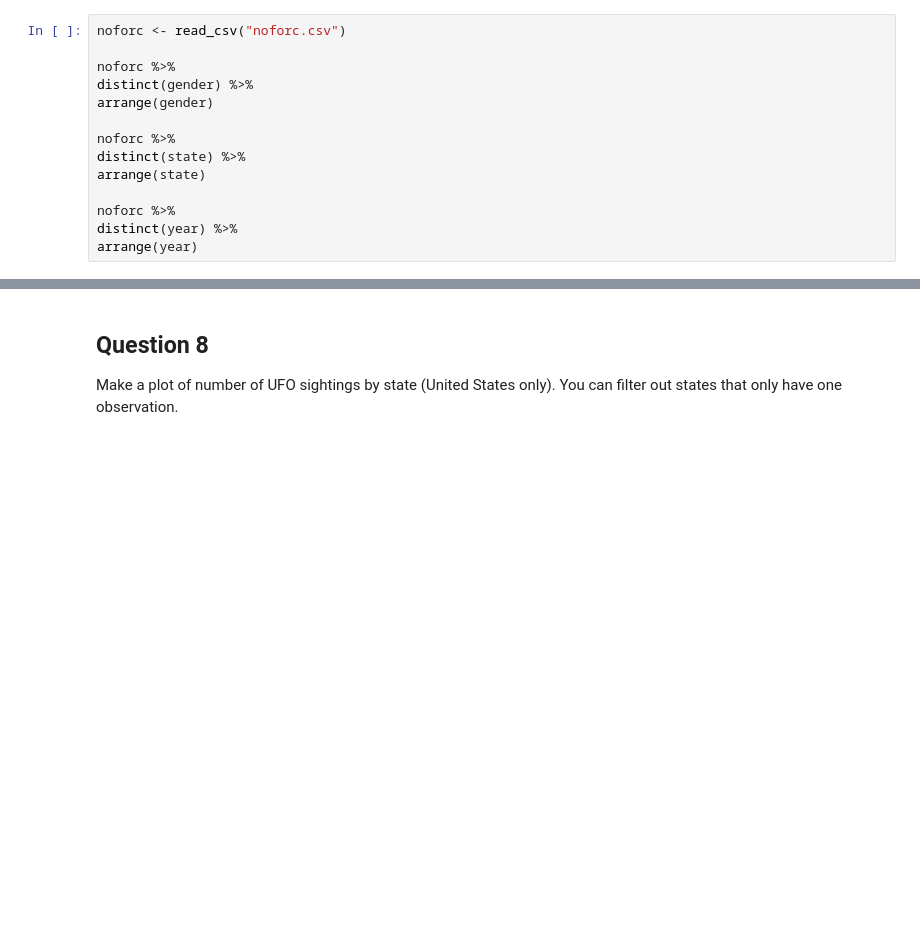
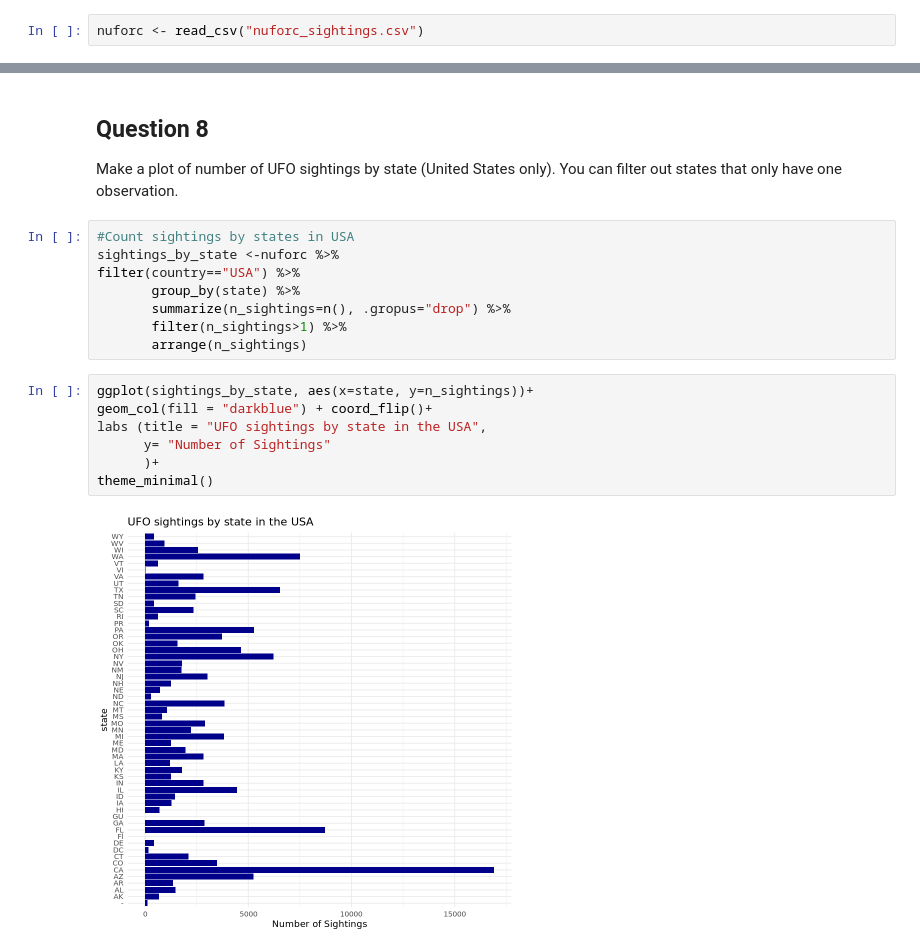
Before and after one commit to shila-b/Assignments, a Jupyter notebook: HW4/BIOS512_HW4_ShilaBhatta.ipynb, the cells around one changed output, grey strips where cells are left out. Cells and saved outputs as stored; diff of their text form; blank space fills up the shorter version.

```diff
--- a/HW4/BIOS512_HW4_ShilaBhatta.ipynb
+++ b/HW4/BIOS512_HW4_ShilaBhatta.ipynb
@@ -603,15 +592,3 @@ Installing package into ‘/srv/rlibs’
 # %%
-noforc <- read_csv("noforc.csv")
-
-noforc %>%
-distinct(gender) %>%
-arrange(gender)
-
-noforc %>%
-distinct(state) %>%
-arrange(state)
-
-noforc %>%
-distinct(year) %>%
-arrange(year)
+nuforc <- read_csv("nuforc_sightings.csv")
 # %% [output]
@@ -619,3 +697,20 @@ ERROR: Error: 'noforc.csv' does not exist in current working directory ('/home/j
 # %% [markdown]
 ## Question 8
 Make a plot of number of UFO sightings by state (United States only). You can filter out states that only have one observation.
+# %%
+#Count sightings by states in USA
+sightings_by_state <-nuforc %>%
+filter(country=="USA") %>%
+       group_by(state) %>%
+       summarize(n_sightings=n(), .gropus="drop") %>%
+       filter(n_sightings>1) %>%
+       arrange(n_sightings)
+# %%
+ggplot(sightings_by_state, aes(x=state, y=n_sightings))+
+geom_col(fill = "darkblue") + coord_flip()+
+labs (title = "UFO sightings by state in the USA",
+      y= "Number of Sightings"
+      )+
+theme_minimal()
+# %% [output]
+[figure, added]
```
Also changed, not shown: parts of 6 cells of this notebook, 1 other file.
